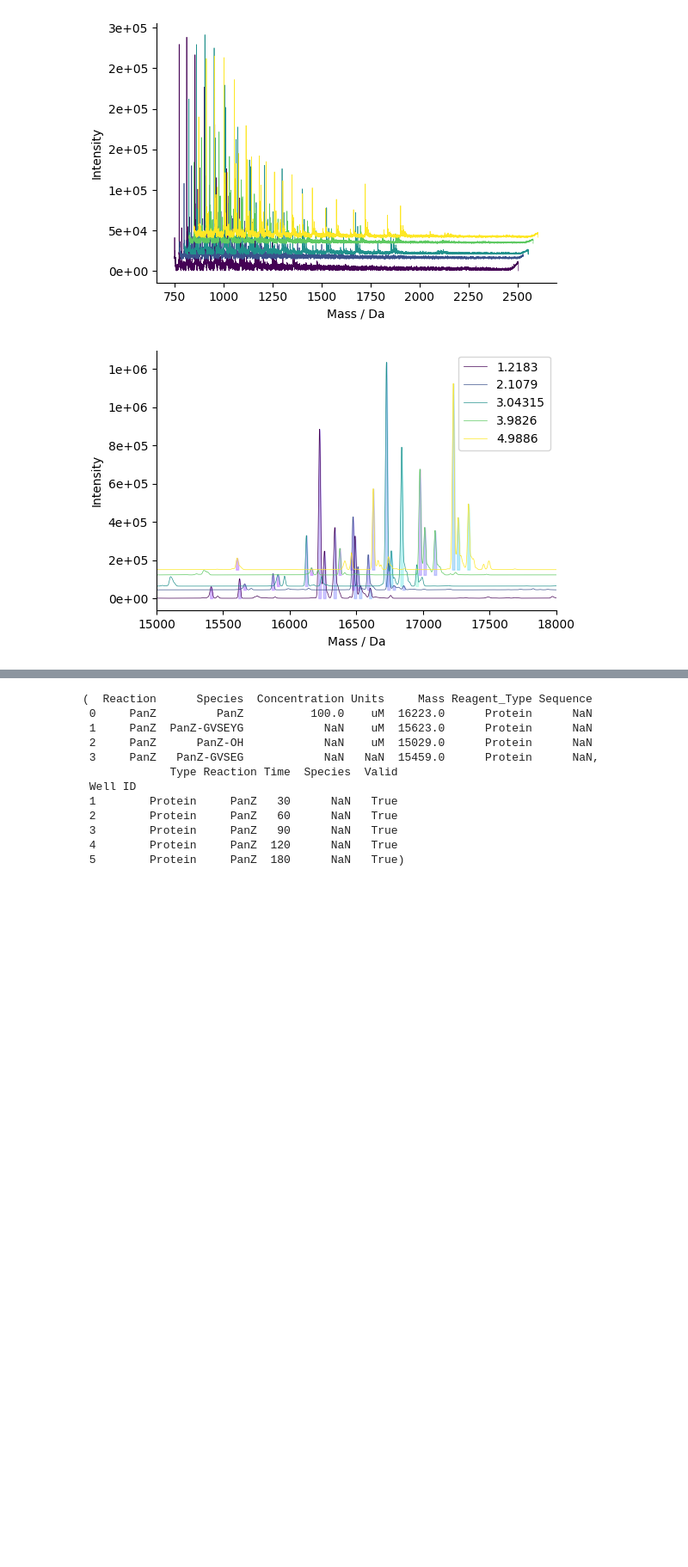
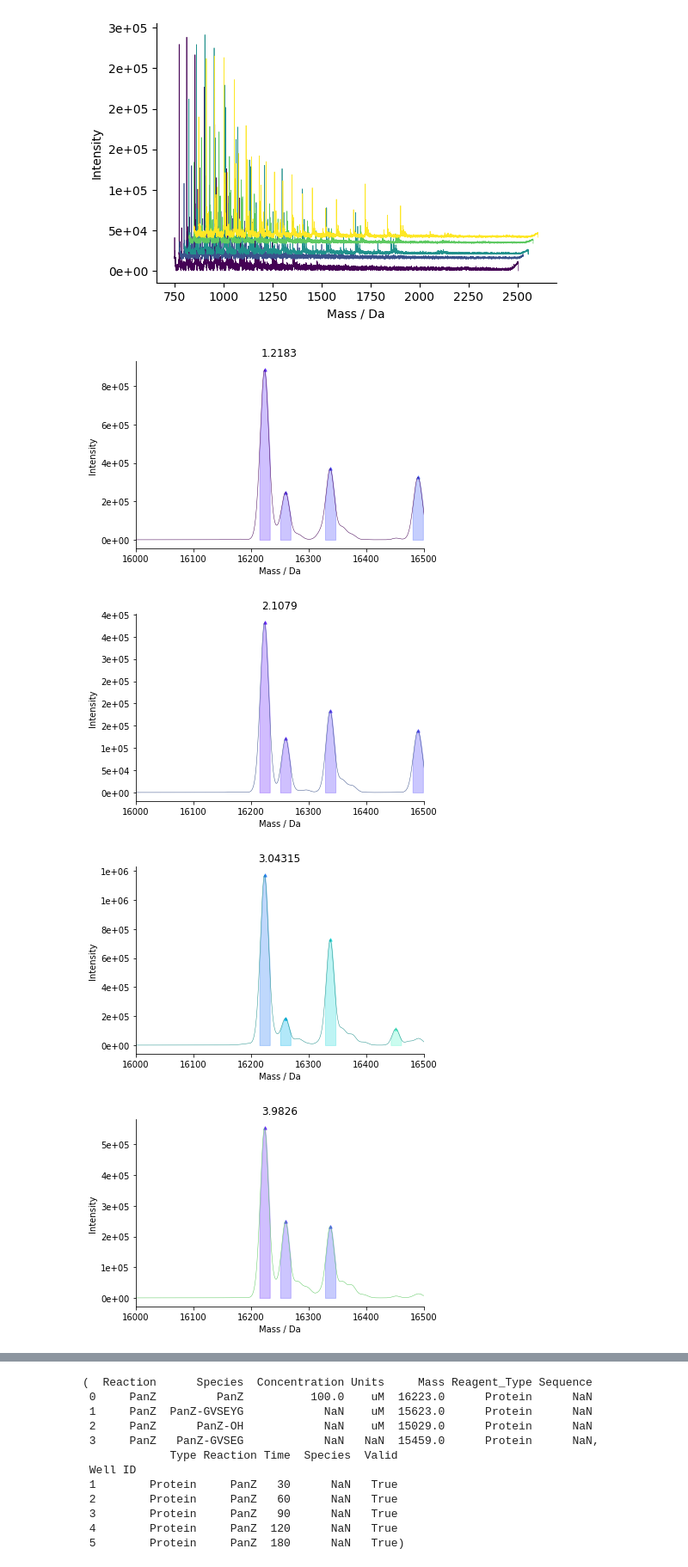
Before and after one commit to lawrencejcollins/UniDec, a Jupyter notebook: 220701 H7D 7M 6M PanZ analysis.ipynb, the cells around one changed output, grey strips where cells are left out. Shown at 86% size. Drawn from its saved outputs; the diff is of its cells as text; code cells hidden in the pictures; blank space fills up the shorter version.

```diff
--- a/220701 H7D 7M 6M PanZ analysis.ipynb
+++ b/220701 H7D 7M 6M PanZ analysis.ipynb
@@ -103,6 +103,10 @@ eng.plot_all(dtype = 'data2', combine = True, cmap = 'viridis')
 # %% [output]
 [figure]
 # %%
-eng.plot_all(dtype = 'massdat', combine = True, cmap = 'viridis', xlim = [15000, 18000])
+eng.plot_all(dtype = 'massdat', combine = False, cmap = 'viridis', xlim = [16000, 16500])
+help(eng.plot_all)
 # %% [output]
-[figure, old version]
+[figure, new version]
+[figure, added]
+[figure, added]
+[figure, added]
```
Also changed, not shown: parts of 2 cells of this notebook.
